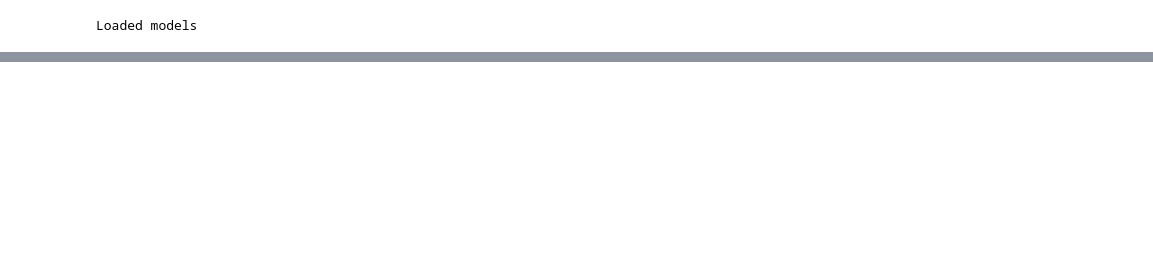
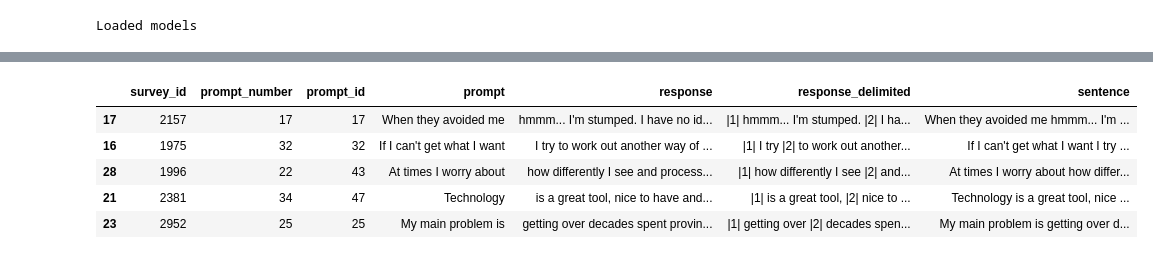
Before and after one commit to perspegrity5/SL_NLP_PassiveActive1, a Jupyter notebook: spacy_classifiers.ipynb, the cells around one changed output, grey strips where cells are left out. Drawn from its saved outputs; the diff is of its cells as text; code cells hidden in the pictures; blank space fills up the shorter version.

```diff
--- a/spacy_classifiers.ipynb
+++ b/spacy_classifiers.ipynb
@@ -268,3 +107,15 @@ Index(['tempID', 'sentence'], dtype='object')
+# %%
+if "prompt" in df.columns: #Original dataset
+    df['sentence'] = df.apply(lambda row : "{} {}".format(row['prompt'], row['response']), axis = 1)
+
+df.sample(frac=1).head()
+# %% [output]
+|  | survey_id | prompt_number | prompt_id | prompt | response | response_delimited | sentence |
+| 17 | 2157 | 17 | 17 | When they avoided me | hmmm... I'm stumped. I have no id... | |1| hmmm... I'm stumped. |2| I ha... | When they avoided me hmmm... I'm ... |
+| 16 | 1975 | 32 | 32 | If I can't get what I want | I try to work out another way of ... | |1| I try |2| to work out another... | If I can't get what I want I try ... |
+| 28 | 1996 | 22 | 43 | At times I worry about | how differently I see and process... | |1| how differently I see |2| and... | At times I worry about how differ... |
+| 21 | 2381 | 34 | 47 | Technology | is a great tool, nice to have and... | |1| is a great tool, |2| nice to ... | Technology is a great tool, nice ... |
+| 23 | 2952 | 25 | 25 | My main problem is | getting over decades spent provin... | |1| getting over |2| decades spen... | My main problem is getting over d... |
 # %%
 import re, html
 PATTERN = "[^a-zA-Z0-9\s]+"
```
Also changed, not shown: parts of 13 cells of this notebook.
